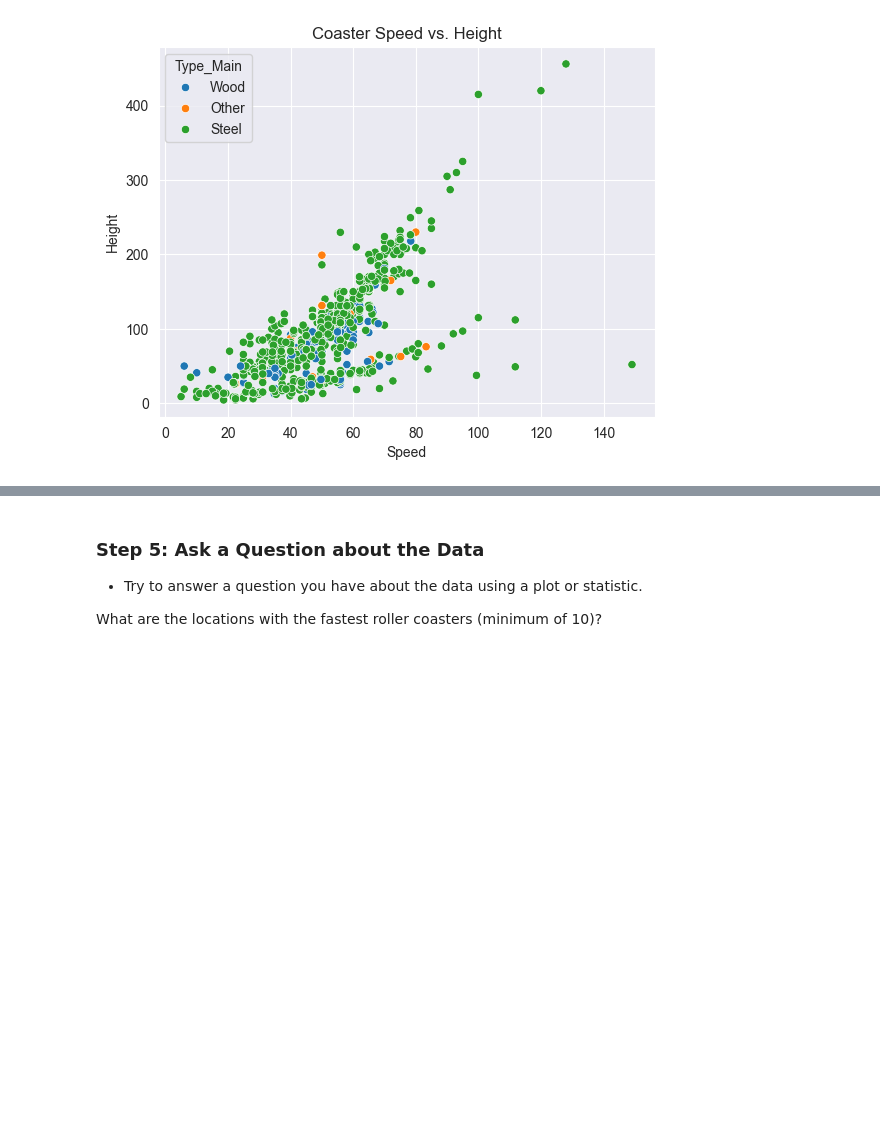
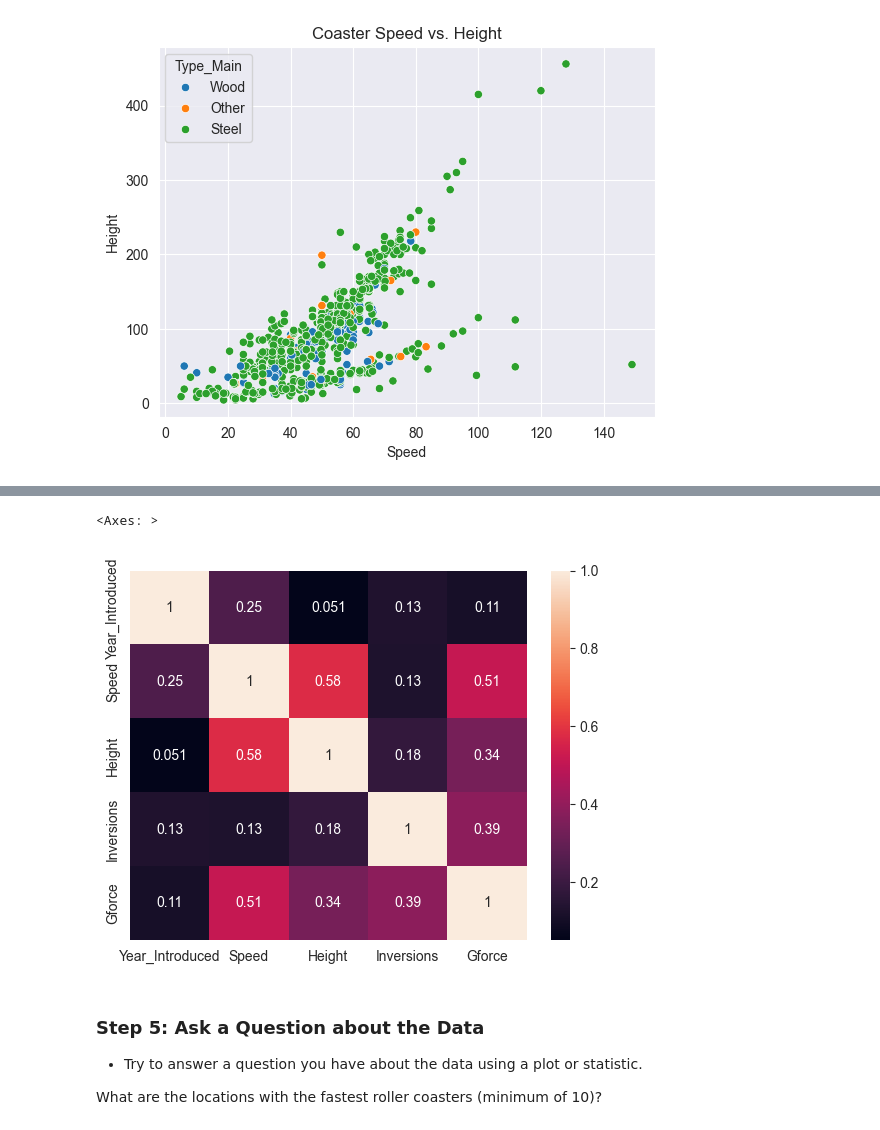
Before and after one commit to YuliiaChorna1/DS-02.1-Statistics-Pandas-, a Jupyter notebook: 2.2_extra_lesson.ipynb, the cells around one changed output, grey strips where cells are left out. Cells and saved outputs as stored; diff of their text form; code cells hidden in the pictures; blank space fills up the shorter version.

```diff
--- a/2.2_extra_lesson.ipynb
+++ b/2.2_extra_lesson.ipynb
@@ -349,0 +364,3 @@ plt.show()
+# %%
+df2_corr = df2[['Year_Introduced', 'Speed', 'Height', 'Inversions', 'Gforce']].dropna().corr()
+df2_corr
@@ -350,3 +374,8 @@ plt.show()
+# %%
+sns.heatmap(df2_corr, annot=True)
+# %% [output]
+<Axes: >
+[figure, added]
 # %% [markdown]
 ### Step 5: Ask a Question about the Data
 
```
Also changed, not shown: parts of 6 cells of this notebook.
